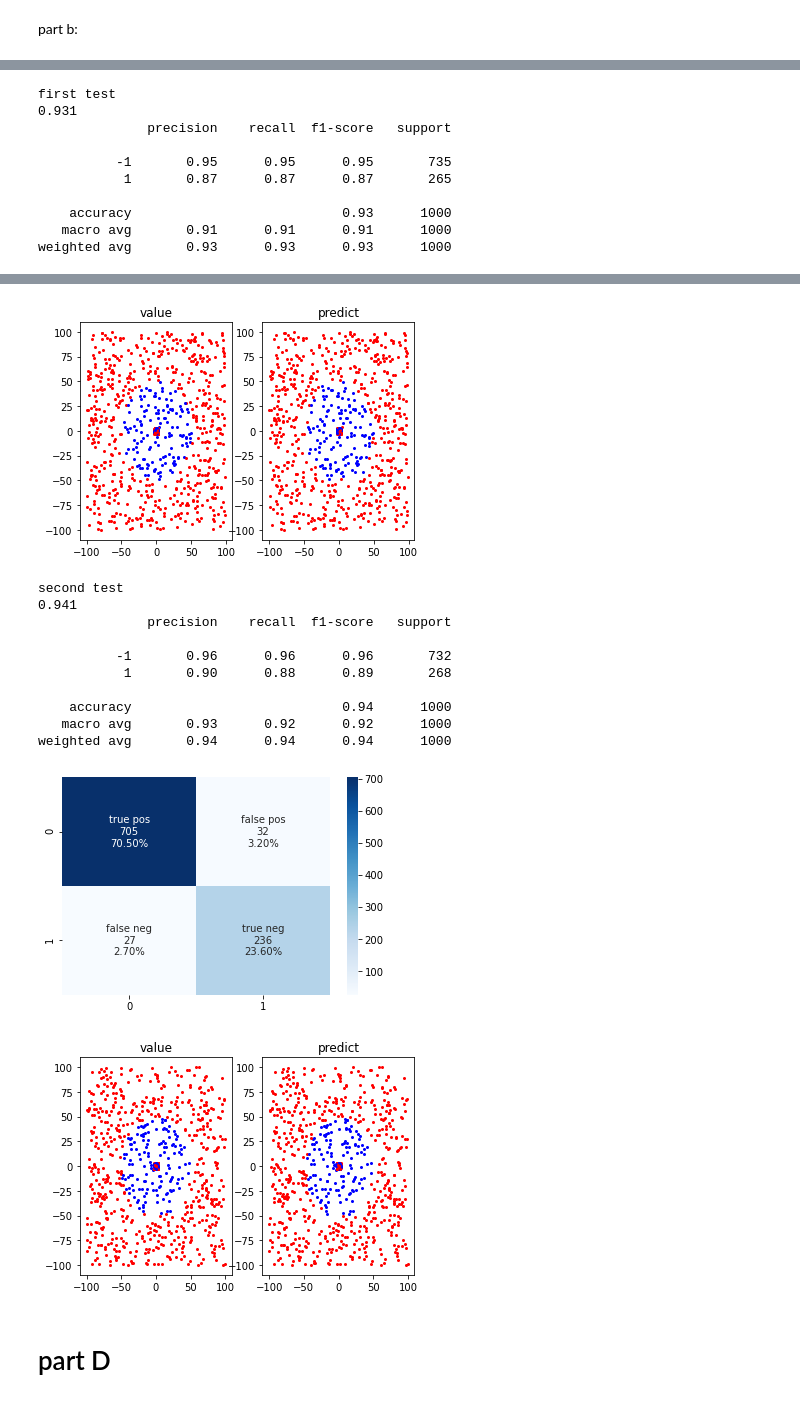
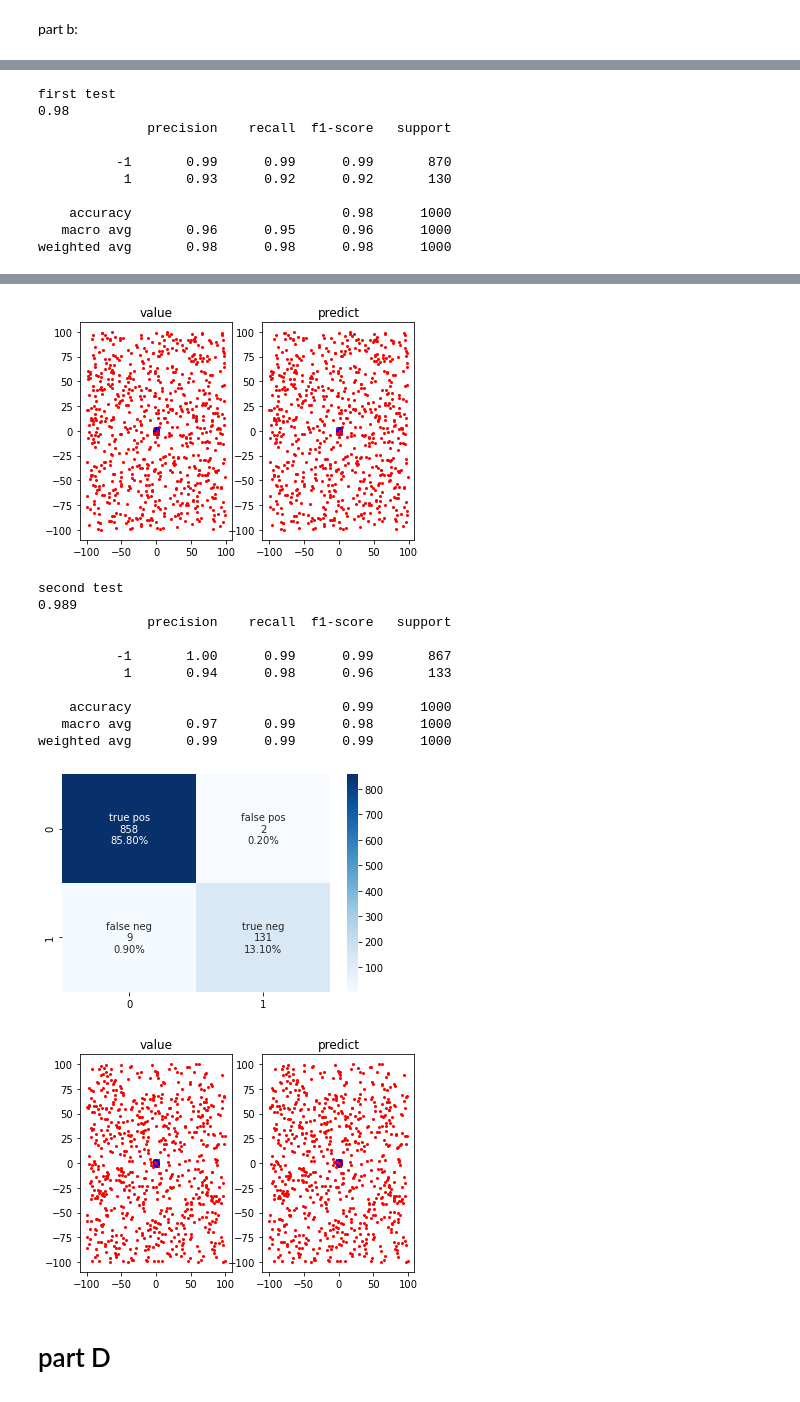
Before and after one commit to TaliaSeada/NeuroComputation_firstProject, a Jupyter notebook: C_D/C D.ipynb, the cells around one changed output, grey strips where cells are left out. Saved outputs shown, nothing was run; the diff lists cells and outputs as text; code cells hidden in the pictures.

```diff
--- a/C_D/C D.ipynb
+++ b/C_D/C D.ipynb
@@ -170,7 +170,7 @@ def build_data_partB(i):
         x.append(randX / 100)
         y.append(randY / 100)
         # for part A if (4 <= y^2 + x^2 <= 9) then the value is 1
-        if 25 <= (y[i] ** 2 + x[i] ** 2) <= 2500:
+        if 4 <= (y[i] ** 2 + x[i] ** 2) <= 9:
 #         if 25<=(y[i]**2+x[i]**2)>=2500:
             value.append(1)
         # else the value is -1
@@ -301,7 +315,7 @@ part b:
 # (10,5) ~0.98
 # %%
 trainb = build_data_partB(9)
-net2=NeuralNetwork(0.01,trainb,(5,10,10,5))
+net2=NeuralNetwork(0.01,trainb,(10,5))
 net2.fit()
 print("plotting train")
 plotting_train(trainb)
@@ -334,11 +348,11 @@ plotting train
 [figure]
 first test
-0.931
+0.98
               precision    recall  f1-score   support
 
-          -1       0.95      0.95      0.95       735
-           1       0.87      0.87      0.87       265
+          -1       0.99      0.99      0.99       870
+           1       0.93      0.92      0.92       130
 
-    accuracy                           0.93      1000
-   macro avg       0.91      0.91      0.91      1000
-weighted avg       0.93      0.93      0.93      1000
+    accuracy                           0.98      1000
+   macro avg       0.96      0.95      0.96      1000
+weighted avg       0.98      0.98      0.98      1000
@@ -346,16 +360,16 @@ weighted avg       0.93      0.93      0.93      1000
-[figure, old version]
+[figure, new version]
 second test
-0.941
+0.989
               precision    recall  f1-score   support
 
-          -1       0.96      0.96      0.96       732
-           1       0.90      0.88      0.89       268
+          -1       1.00      0.99      0.99       867
+           1       0.94      0.98      0.96       133
 
-    accuracy                           0.94      1000
-   macro avg       0.93      0.92      0.92      1000
-weighted avg       0.94      0.94      0.94      1000
+    accuracy                           0.99      1000
+   macro avg       0.97      0.99      0.98      1000
+weighted avg       0.99      0.99      0.99      1000
-[figure, old version]
+[figure, new version]
-[figure, old version]
+[figure, new version]
 # %%
 # net2.lookin(first_testb)
 # %%
```
Also changed, not shown: parts of 5 cells of this notebook.
